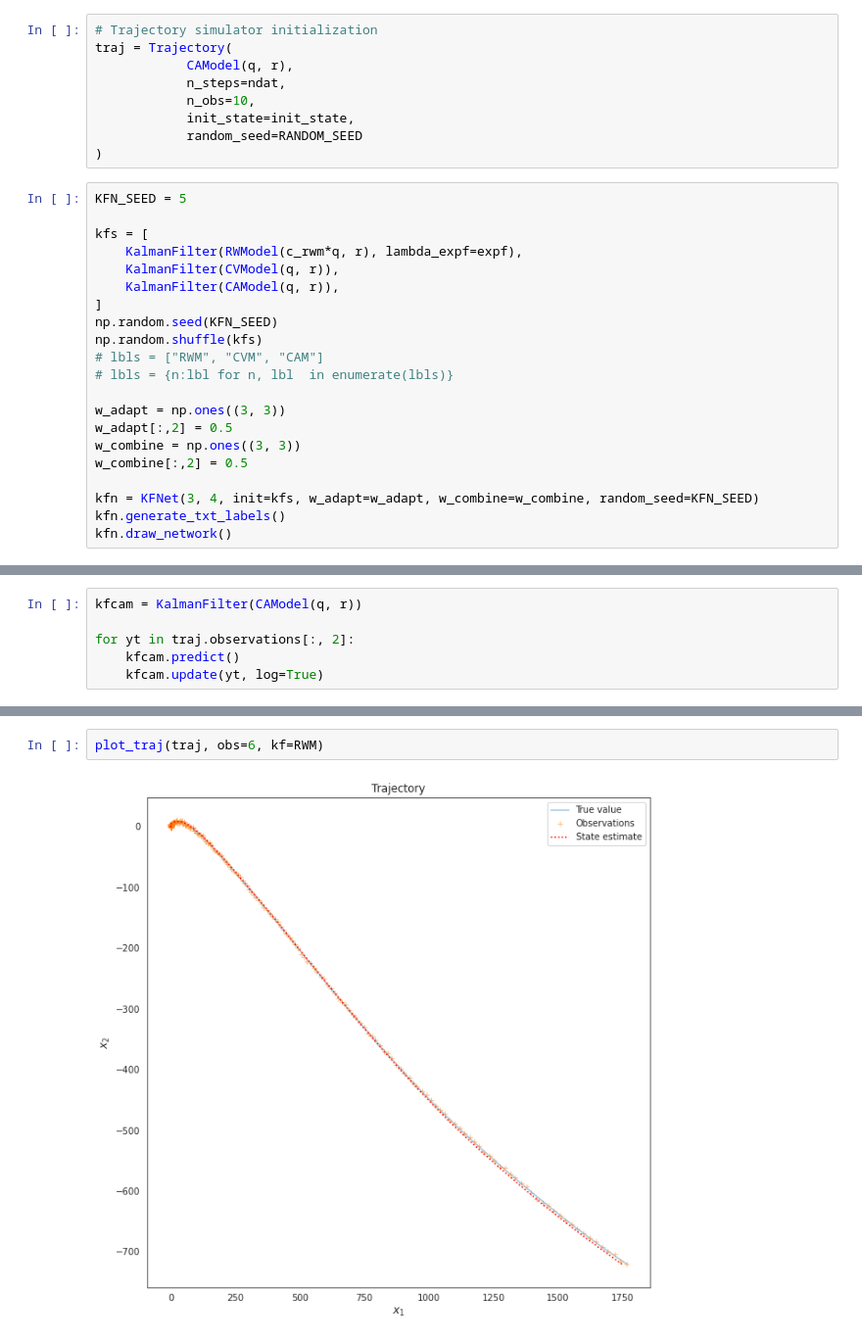
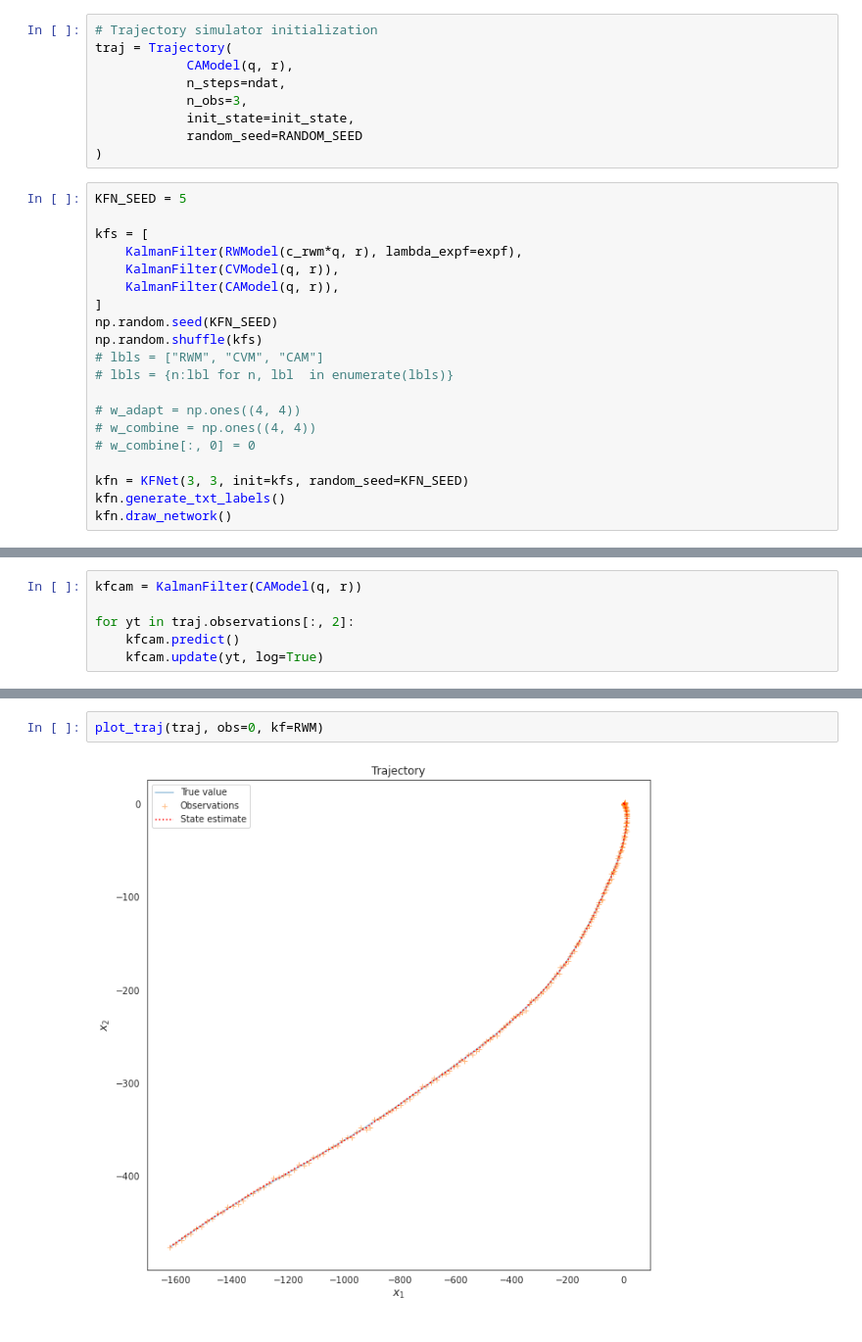
Before and after one commit to maiquang/maithanh-thesis-src, a Jupyter notebook: maithanh_kf4.ipynb, the cells around one changed output, grey strips where cells are left out. Shown at 98% size. Drawn from its saved outputs; the diff is of its cells as text.

```diff
--- a/maithanh_kf4.ipynb
+++ b/maithanh_kf4.ipynb
@@ -30,7 +30,7 @@ init_state = np.zeros(6)
 traj = Trajectory(
             CAModel(q, r),
             n_steps=ndat,
-            n_obs=10,
+            n_obs=3,
             init_state=init_state,
             random_seed=RANDOM_SEED
 )
@@ -47,12 +47,11 @@ np.random.shuffle(kfs)
 # lbls = ["RWM", "CVM", "CAM"]
 # lbls = {n:lbl for n, lbl  in enumerate(lbls)}
 
-w_adapt = np.ones((3, 3))
-w_adapt[:,2] = 0.5
-w_combine = np.ones((3, 3))
-w_combine[:,2] = 0.5
+# w_adapt = np.ones((4, 4))
+# w_combine = np.ones((4, 4))
+# w_combine[:, 0] = 0
 
-kfn = KFNet(3, 4, init=kfs, w_adapt=w_adapt, w_combine=w_combine, random_seed=KFN_SEED)
+kfn = KFNet(3, 3, init=kfs, random_seed=KFN_SEED)
 kfn.generate_txt_labels()
 kfn.draw_network()
 # %% [output]
@@ -89,4 +88,4 @@ plot_estimates(RWM, traj, nvars=2, plt_std=True, labels=["$x_1$", "$x_2$"])
 # %%
-plot_traj(traj, obs=6, kf=RWM)
+plot_traj(traj, obs=0, kf=RWM)
 # %% [output]
-[figure, old version]
+[figure, new version]
```
Also changed, not shown: parts of 4 cells of this notebook, 2 other files.
